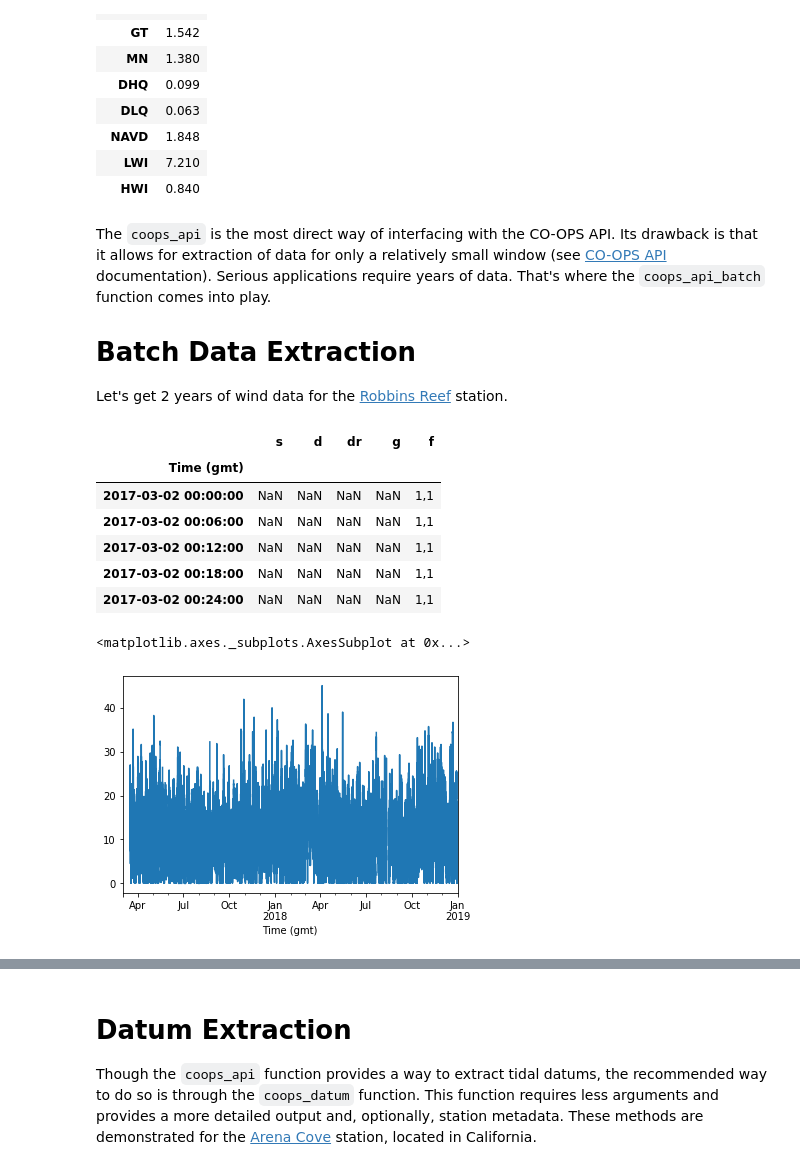
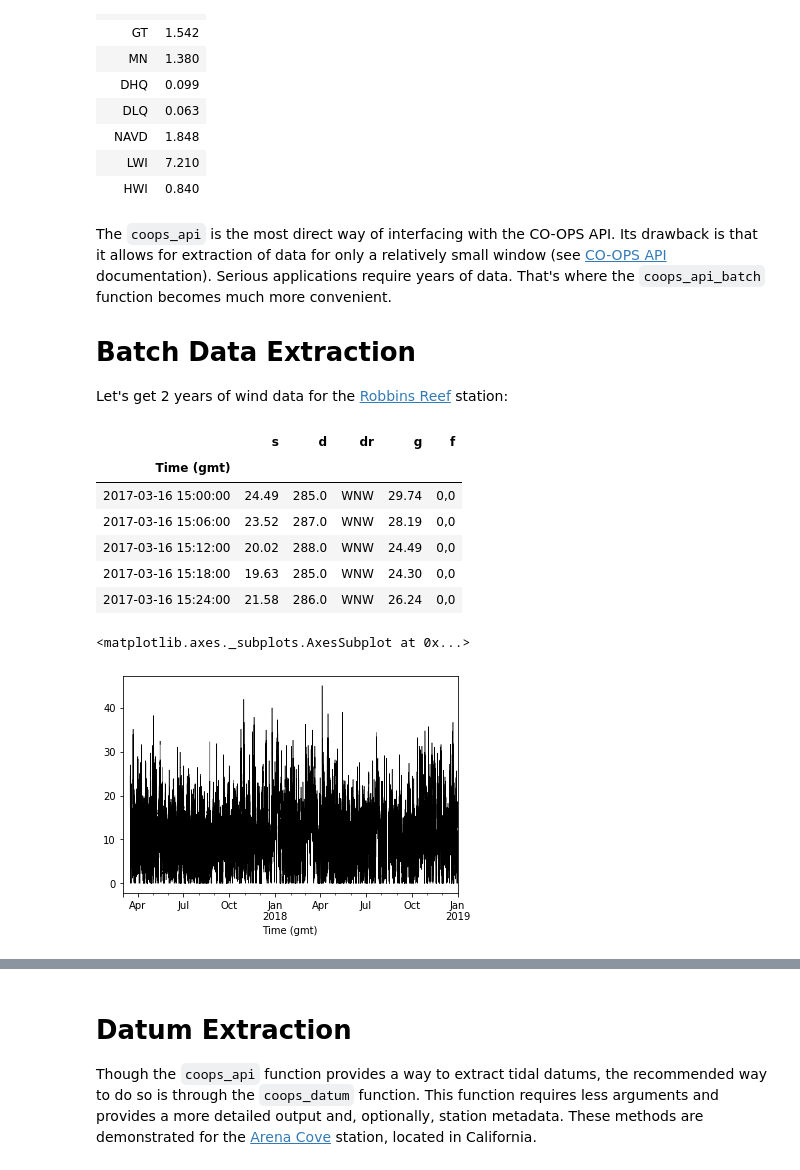
Before and after one commit to georgebv/coastlib-notebooks, a Jupyter notebook: notebooks/data/noaa_coops.ipynb, the cells around one changed output, grey strips where cells are left out. Drawn from its saved outputs; the diff is of its cells as text; code cells hidden in the pictures.

```diff
--- a/notebooks/data/noaa_coops.ipynb
+++ b/notebooks/data/noaa_coops.ipynb
@@ -57,24 +57,24 @@ datum
 | LWI | 7.210 |
 | HWI | 0.840 |
 # %% [markdown]
-The `coops_api` is the most direct way of interfacing with the CO-OPS API. Its drawback is that it allows for extraction of data for only a relatively small window (see [CO-OPS API](https://tidesandcurrents.noaa.gov/api/) documentation). Serious applications require years of data. That's where the `coops_api_batch` function comes into play.
+The `coops_api` is the most direct way of interfacing with the CO-OPS API. Its drawback is that it allows for extraction of data for only a relatively small window (see [CO-OPS API](https://tidesandcurrents.noaa.gov/api/) documentation). Serious applications require years of data. That's where the `coops_api_batch` function becomes much more convenient.
 
 # Batch Data Extraction
-Let's get 2 years of wind data for the [Robbins Reef](https://tidesandcurrents.noaa.gov/stationhome.html?id=8530973) station.
+Let's get 2 years of wind data for the [Robbins Reef](https://tidesandcurrents.noaa.gov/stationhome.html?id=8530973) station:
 # %%
 wind = coops_api_batch(station=8530973, begin_date='20170101', end_date='20190101', product='wind', datum='NAVD')
-wind.head()
+wind.dropna().head()
 # %% [output]
 |  | s | d | dr | g | f |
 | Time (gmt) |  |  |  |  |  |
-| 2017-03-02 00:00:00 | NaN | NaN | NaN | NaN | 1,1 |
-| 2017-03-02 00:06:00 | NaN | NaN | NaN | NaN | 1,1 |
-| 2017-03-02 00:12:00 | NaN | NaN | NaN | NaN | 1,1 |
-| 2017-03-02 00:18:00 | NaN | NaN | NaN | NaN | 1,1 |
-| 2017-03-02 00:24:00 | NaN | NaN | NaN | NaN | 1,1 |
+| 2017-03-16 15:00:00 | 24.49 | 285.0 | WNW | 29.74 | 0,0 |
+| 2017-03-16 15:06:00 | 23.52 | 287.0 | WNW | 28.19 | 0,0 |
+| 2017-03-16 15:12:00 | 20.02 | 288.0 | WNW | 24.49 | 0,0 |
+| 2017-03-16 15:18:00 | 19.63 | 285.0 | WNW | 24.30 | 0,0 |
+| 2017-03-16 15:24:00 | 21.58 | 286.0 | WNW | 26.24 | 0,0 |
 # %%
-wind['s'].plot()
+wind['s'].plot(lw=.5, color='k')
 # %% [output]
 <matplotlib.axes._subplots.AxesSubplot at 0x...>
-[figure, old version]
+[figure, new version]
 # %%
```
Also changed, not shown: parts of 6 cells of this notebook.
